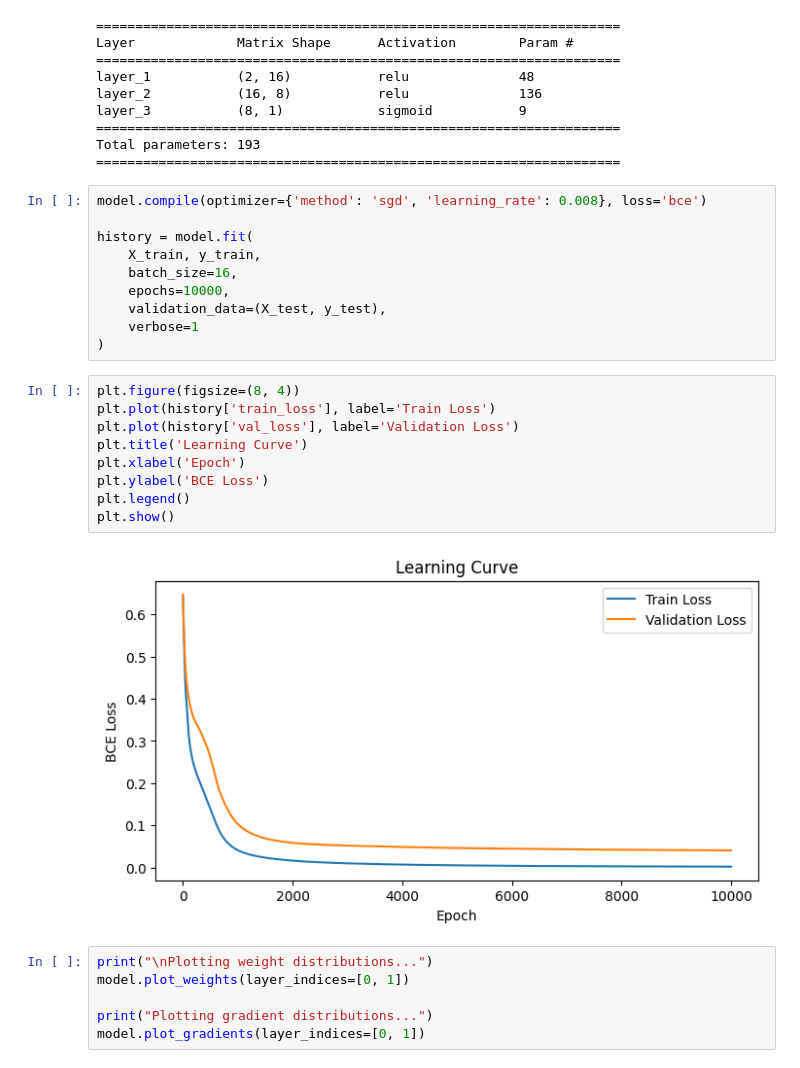
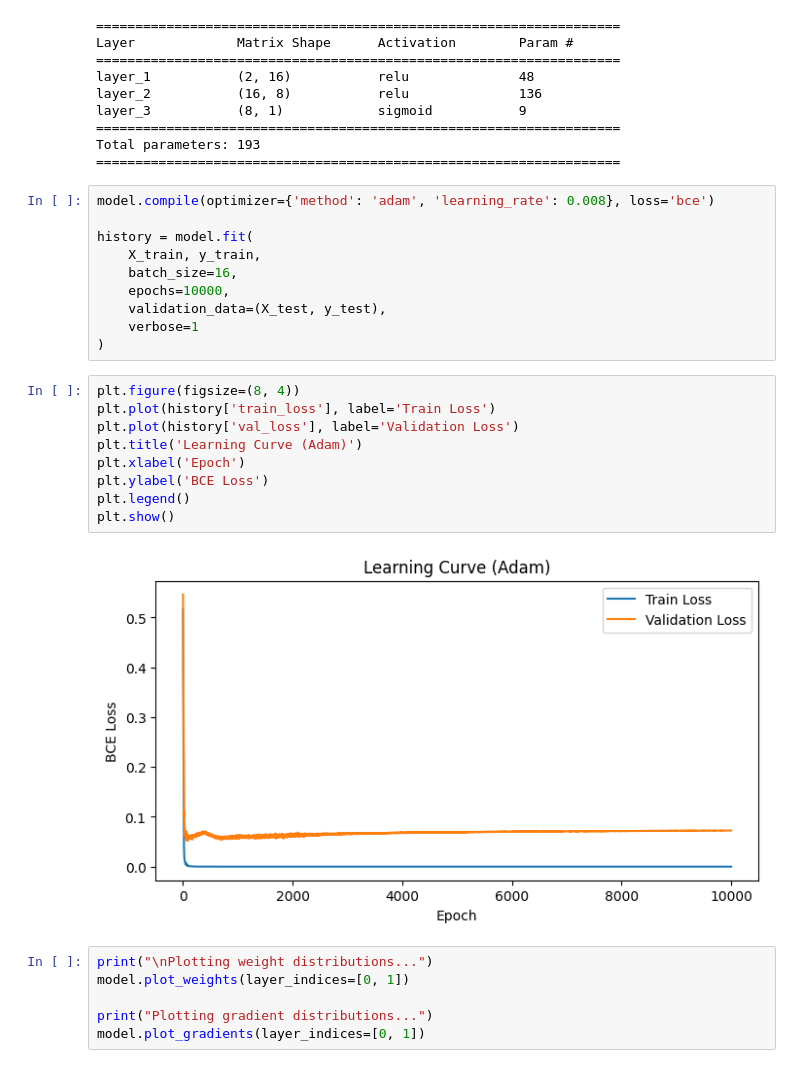
Before and after one commit to timoruslim/Tubes1_Six-seven, a Jupyter notebook: src/test.ipynb, the cells around one changed output. Drawn from its saved outputs; the diff is of its cells as text.

Commit message:
feat: add adam optimizer

```diff
--- a/src/test.ipynb
+++ b/src/test.ipynb
@@ -39,7 +36,7 @@ layer_3           (8, 1)            sigmoid           9
 Total parameters: 193
 ===================================================================
 # %%
-model.compile(optimizer={'method': 'sgd', 'learning_rate': 0.008}, loss='bce')
+model.compile(optimizer={'method': 'adam', 'learning_rate': 0.008}, loss='bce')
 
 history = model.fit(
     X_train, y_train,
@@ -51,14 +48,14 @@ history = model.fit(
 # %%
 plt.figure(figsize=(8, 4))
 plt.plot(history['train_loss'], label='Train Loss')
 plt.plot(history['val_loss'], label='Validation Loss')
-plt.title('Learning Curve')
+plt.title('Learning Curve (Adam)')
 plt.xlabel('Epoch')
 plt.ylabel('BCE Loss')
 plt.legend()
 plt.show()
 # %% [output]
-[figure, old version]
+[figure, new version]
 # %%
 print("\nPlotting weight distributions...")
 model.plot_weights(layer_indices=[0, 1])
```
Also changed, not shown: parts of 1 cell of this notebook, 2 other files.
